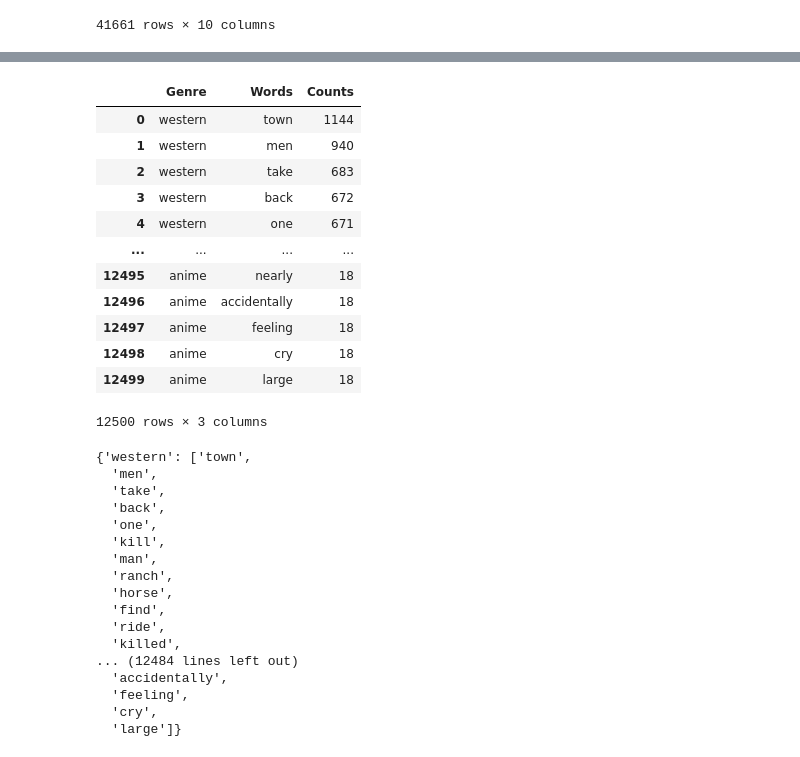
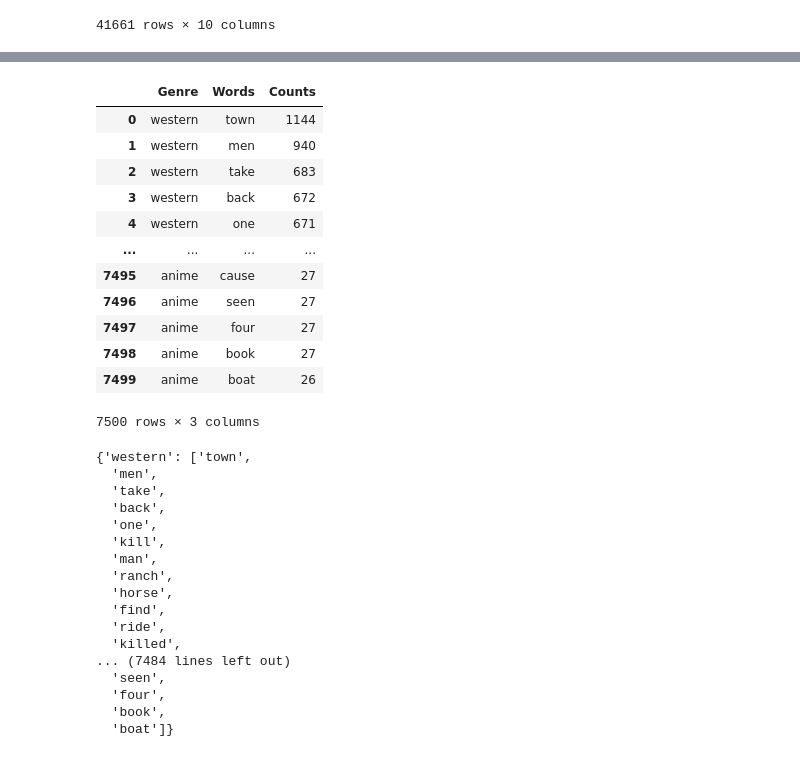
Before and after one commit to erickeagle/Wikipedia-Movies-Data-EDA-NLP-Redcommendation-System-, a Jupyter notebook: Model-Building.ipynb, the cells around one changed output, grey strips where cells are left out. Saved outputs shown, nothing was run; the diff lists cells and outputs as text; code cells hidden in the pictures.

```diff
--- a/Model-Building.ipynb
+++ b/Model-Building.ipynb
@@ -65,22 +65,22 @@ See the caveats in the documentation: https://pandas.pydata.org/pandas-docs/stab
 | 9618 | Norman T. Kingsley is a filmmaker... | norman kingsley filmmaker known “... | drama | 1284 |
 | 11729 | In Dallas, Walter Lloyd (Hackman)... | dallas walter lloyd hackman run l... | thriller | 1217 |
 # %%
-data=pd.read_csv("most_frequent_words.csv")
+data=pd.read_csv("most_frequent_words_300.csv")
 data
 # %% [output]
 |  | Genre | Words | Counts |
 | 0 | western | town | 1144 |
 | 1 | western | men | 940 |
 | 2 | western | take | 683 |
 | 3 | western | back | 672 |
 | 4 | western | one | 671 |
 | ... | ... | ... | ... |
-| 12495 | anime | nearly | 18 |
-| 12496 | anime | accidentally | 18 |
-| 12497 | anime | feeling | 18 |
-| 12498 | anime | cry | 18 |
-| 12499 | anime | large | 18 |
+| 7495 | anime | cause | 27 |
+| 7496 | anime | seen | 27 |
+| 7497 | anime | four | 27 |
+| 7498 | anime | book | 27 |
+| 7499 | anime | boat | 26 |
-12500 rows × 3 columns
+7500 rows × 3 columns
 # %%
 dict_words={i:(data[data['Genre']==i]['Words']).to_list() for i in data['Genre'].unique()}
 dict_words
@@ -97,11 +97,11 @@ dict_words
   'find',
   'ride',
   'killed',
-... (12484 lines left out)
-  'accidentally',
-  'feeling',
-  'cry',
-  'large']}
+... (7484 lines left out)
+  'seen',
+  'four',
+  'book',
+  'boat']}
 # %%
 def reduce_words(x):
     return ' '.join([i for i in x['Plot_cleanned'].split() if i in  dict_words[x['Genre_updated']]])
```
Also changed, not shown: parts of 10 cells of this notebook.
